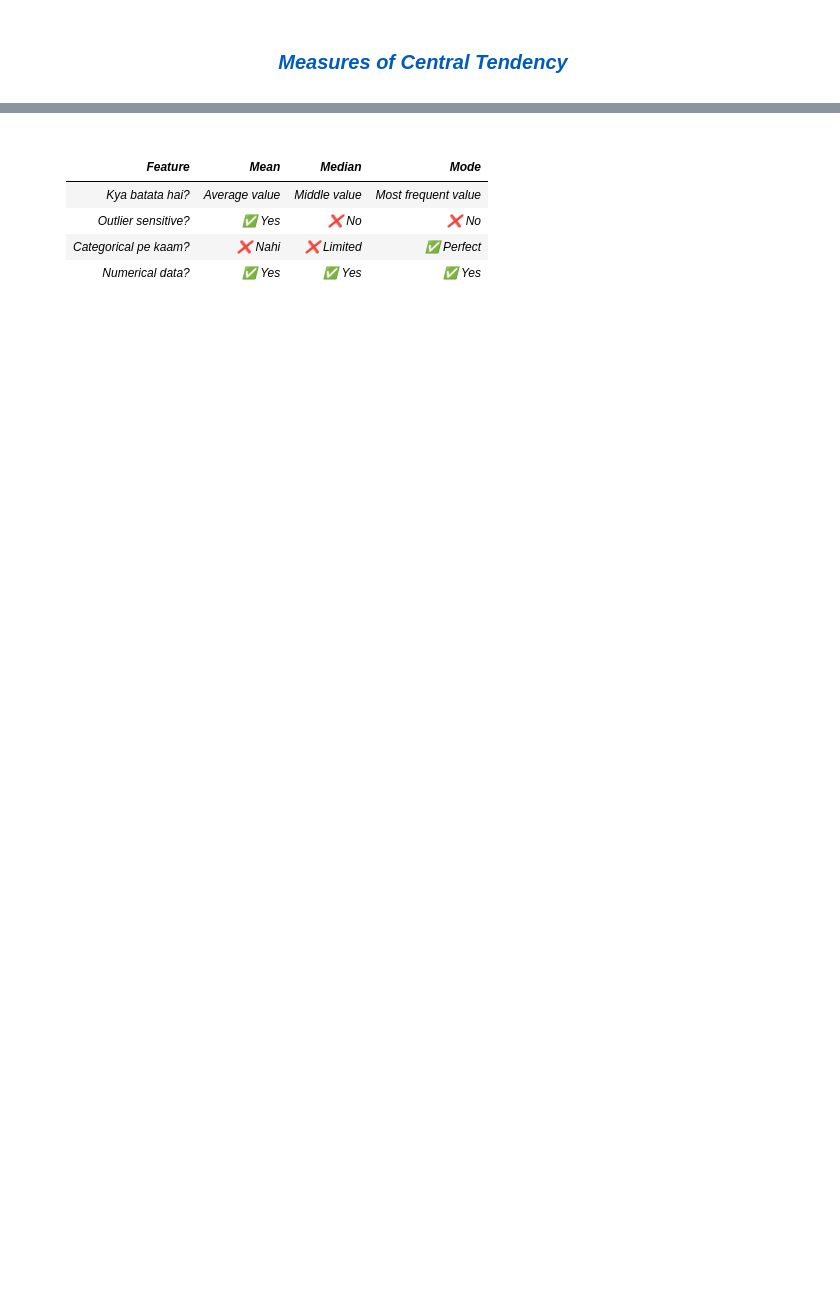
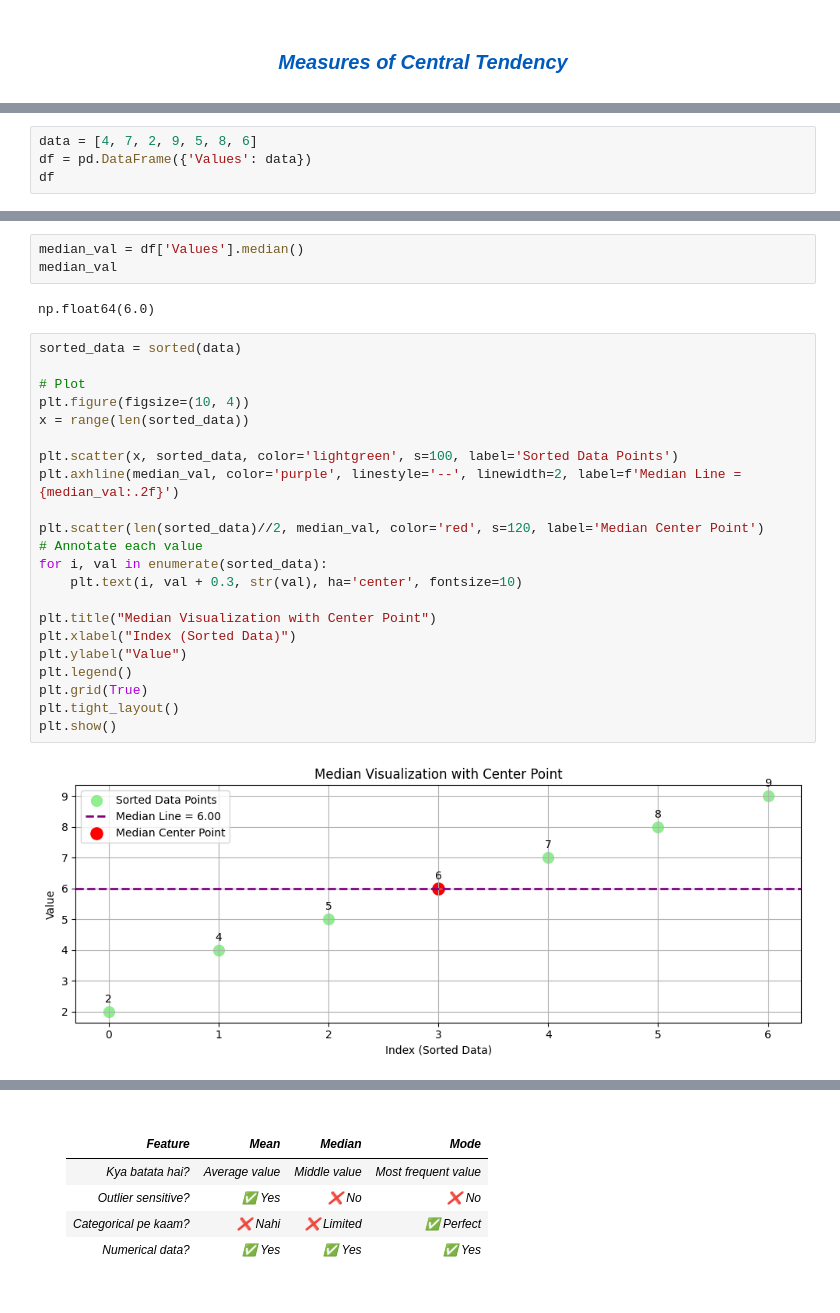
Before and after one commit to Mubeen-Ahmad/AI, a Jupyter notebook: 3.ipynb, the cells around one changed output, grey strips where cells are left out. Drawn from its saved outputs; the diff is of its cells as text; blank space fills up the shorter version.

```diff
--- a/3.ipynb
+++ b/3.ipynb
@@ -1043,0 +136,4 @@ plt.show()
+# %%
+data = [4, 7, 2, 9, 5, 8, 6]
+df = pd.DataFrame({'Values': data})
+df
@@ -1043,0 +149,29 @@ plt.show()
+# %%
+median_val = df['Values'].median()
+median_val
+# %% [output]
+np.float64(6.0)
+# %%
+sorted_data = sorted(data)
+
+# Plot
+plt.figure(figsize=(10, 4))
+x = range(len(sorted_data))
+
+plt.scatter(x, sorted_data, color='lightgreen', s=100, label='Sorted Data Points')
+plt.axhline(median_val, color='purple', linestyle='--', linewidth=2, label=f'Median Line = {median_val:.2f}')
+
+plt.scatter(len(sorted_data)//2, median_val, color='red', s=120, label='Median Center Point')
+# Annotate each value
+for i, val in enumerate(sorted_data):
+    plt.text(i, val + 0.3, str(val), ha='center', fontsize=10)
+
+plt.title("Median Visualization with Center Point")
+plt.xlabel("Index (Sorted Data)")
+plt.ylabel("Value")
+plt.legend()
+plt.grid(True)
+plt.tight_layout()
+plt.show()
+# %% [output]
+[figure, added]
```
Also changed, not shown: parts of 180 cells of this notebook, 12 other files.
